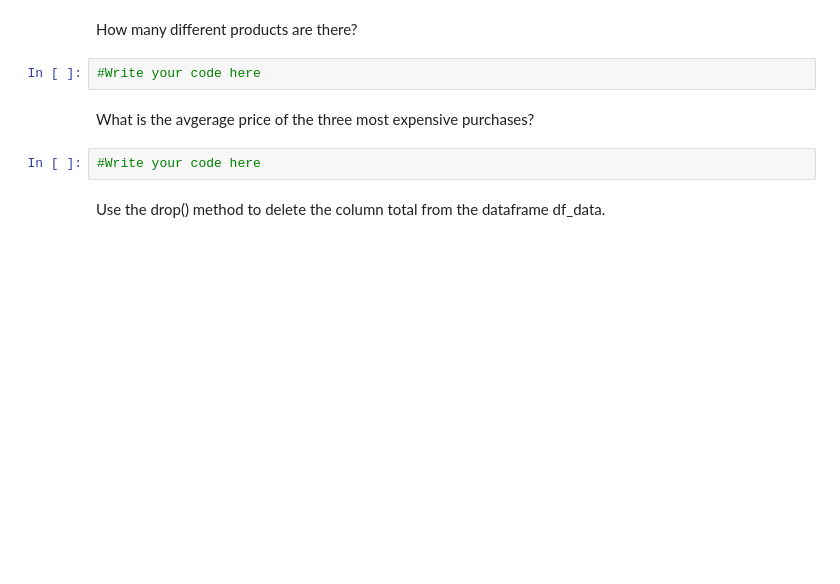
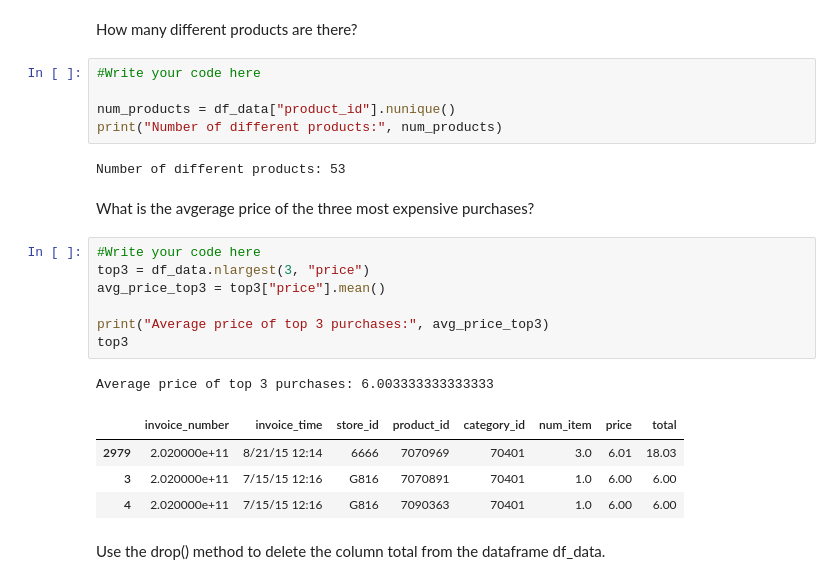
Before and after one commit to HyunsukLee/amba_option2, a Jupyter notebook: Python_Assignment.ipynb, the cells around one changed output. Cells and saved outputs as stored; diff of their text form; blank space fills up the shorter version.

```diff
--- a/Python_Assignment.ipynb
+++ b/Python_Assignment.ipynb
@@ -66,10 +84,26 @@ Find the difference between the mean and median of the column total.  Use the de
 How many different products are there?
 # %%
 #Write your code here
+
+num_products = df_data["product_id"].nunique()
+print("Number of different products:", num_products)
+# %% [output]
+Number of different products: 53
 # %% [markdown]
 What is the avgerage price of the three most expensive purchases?
-# %%
-#Write your code here
+# %%
+#Write your code here
+top3 = df_data.nlargest(3, "price")
+avg_price_top3 = top3["price"].mean()
+
+print("Average price of top 3 purchases:", avg_price_top3)
+top3
+# %% [output]
+Average price of top 3 purchases: 6.003333333333333
+|  | invoice_number | invoice_time | store_id | product_id | category_id | num_item | price | total |
+| 2979 | 2.020000e+11 | 8/21/15 12:14 | 6666 | 7070969 | 70401 | 3.0 | 6.01 | 18.03 |
+| 3 | 2.020000e+11 | 7/15/15 12:16 | G816 | 7070891 | 70401 | 1.0 | 6.00 | 6.00 |
+| 4 | 2.020000e+11 | 7/15/15 12:16 | G816 | 7090363 | 70401 | 1.0 | 6.00 | 6.00 |
 # %% [markdown]
 Use the drop() method to delete the column total from the dataframe df_data.
 # %%
```
Also changed, not shown: parts of 8 cells of this notebook.
